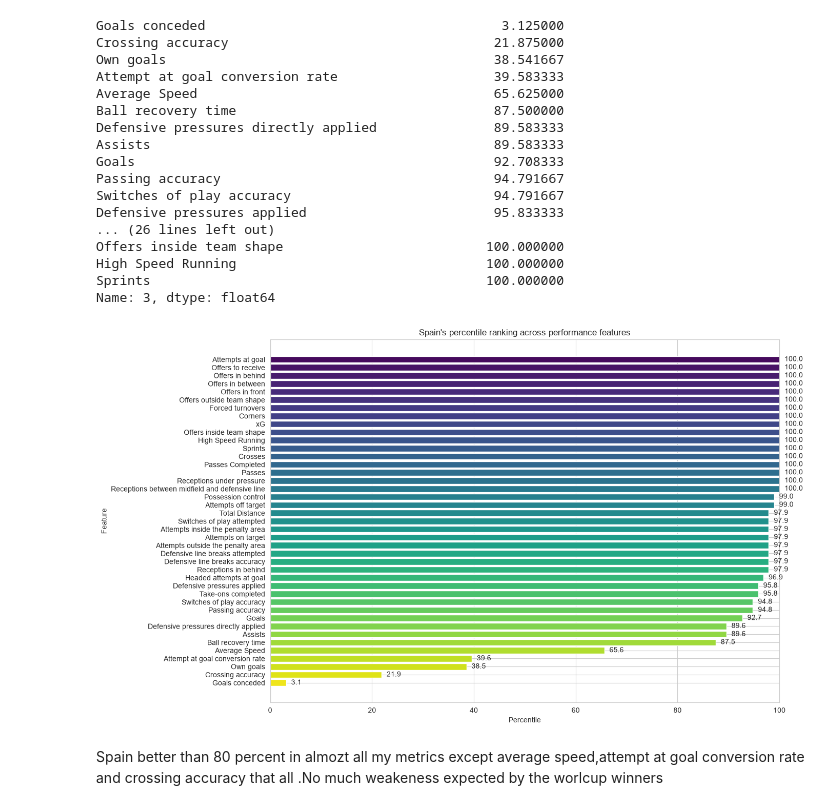
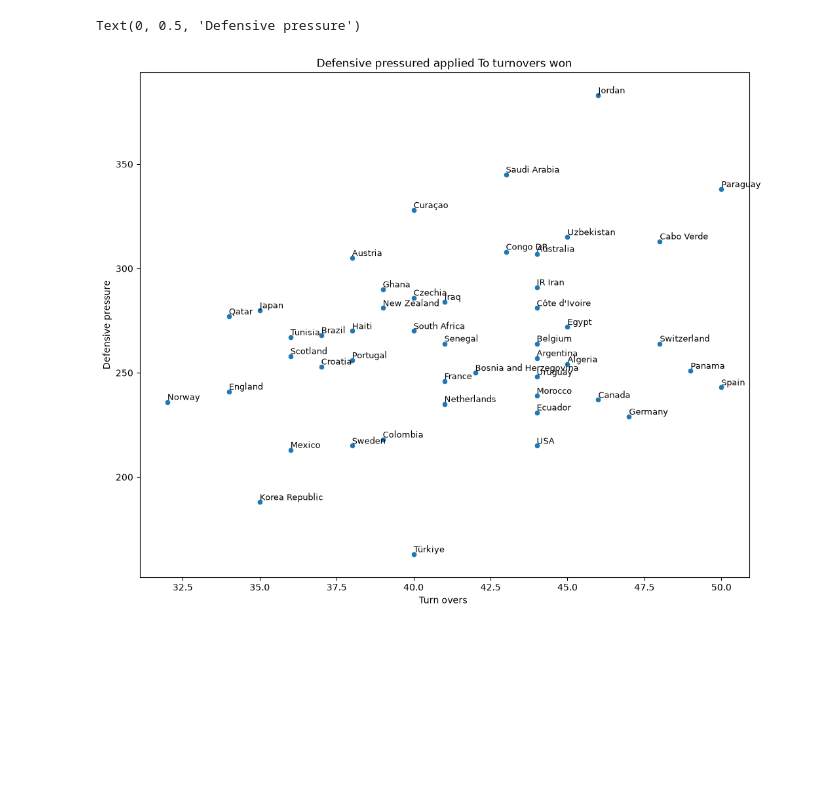
Before and after one commit to Aikrooz/worldcup_analysis, a Jupyter notebook: spainstrength.ipynb, the cells around one changed output. Drawn from its saved outputs; the diff is of its cells as text; code cells hidden in the pictures; blank space fills up the shorter version.

Commit message:
checked turned overs

```diff
--- a/spainstrength.ipynb
+++ b/spainstrength.ipynb
@@ -8,6 +8,7 @@ defensive_data = pd.read_csv("worldcup_2026_team_defensive_stats.csv").drop("Ran
 movement_data = pd.read_csv("worldcup_2026_team_offers_receptions_stats.csv").drop("Rank", axis=1)
 passing_data = pd.read_csv("worldcup_2026_team_passing_stats.csv").drop("Rank", axis=1)
 physical_data = pd.read_csv("worldcup_2026_team_physical_stats.csv").drop("Rank", axis=1)
+matches_data=pd.read_csv('worldcupd_marches_played.csv')
 # %%
 merged_data = (
     attacking_data
@@ -15,4 +16,5 @@ merged_data = (
     .merge(movement_data, on="Team")
     .merge(passing_data, on="Team")
     .merge(physical_data, on="Team")
+    .merge(matches_data,on='Team')
 )
@@ -51,46 +21,21 @@ percentiles=teams_percentiles_features.rank(pct=True)*100
-# %%
-percentiles.iloc[3].sort_values(ascending=True)
-# %% [output]
-Goals conceded                                      3.125000
-Crossing accuracy                                  21.875000
-Own goals                                          38.541667
-Attempt at goal conversion rate                    39.583333
-Average Speed                                      65.625000
-Ball recovery time                                 87.500000
-Defensive pressures directly applied               89.583333
-Assists                                            89.583333
-Goals                                              92.708333
-Passing accuracy                                   94.791667
-Switches of play accuracy                          94.791667
-Defensive pressures applied                        95.833333
-... (26 lines left out)
-Offers inside team shape                          100.000000
-High Speed Running                                100.000000
-Sprints                                           100.000000
-Name: 3, dtype: float64
-# %%
-sns.set_style("whitegrid")
-# use Spain's row (index 3) from the percentiles DataFrame and sort its feature percentiles
-ranked_percentiles = percentiles.loc[3].sort_values(ascending=False)
-
-plt.figure(figsize=(14, 8))
-bars = plt.barh(
-    ranked_percentiles.index,
-    ranked_percentiles.values,
-    color=sns.color_palette("viridis", len(ranked_percentiles))
-)
-plt.gca().invert_yaxis()
-plt.xlabel("Percentile")
-plt.ylabel("Feature")
-plt.title("Spain's percentile ranking across performance features")
-plt.xlim(0, 100)
-
-for bar, value in zip(bars, ranked_percentiles.values):
-    plt.text(value + 1, bar.get_y() + bar.get_height() / 2, f"{value:.1f}", va="center", ha="left")
-
-plt.tight_layout()
-plt.show()
-# %% [output]
-[figure, removed]
-# %% [markdown]
-Spain better than 80 percent in almozt all my metrics except average speed,attempt at goal conversion rate and crossing accuracy that all .No much weakeness expected by the worlcup winners
+# %%
+merged_data['turnovers per match']=round(merged_data['Forced turnovers']/merged_data['Matches Played'])
+merged_data['defensive pressured applied per match']=round(merged_data['Defensive pressures applied']/merged_data['Matches Played'])
+# %%
+plt.figure(figsize=(12,10))
+ax=sns.scatterplot(data=merged_data,x='turnovers per match',y='defensive pressured applied per match')
+for i in range(len(merged_data)):
+    ax.text(
+        merged_data['turnovers per match'][i],
+        merged_data['defensive pressured applied per match'][i],
+        merged_data['Team'][i],
+        fontsize=9,
+        ha='left',
+        va='bottom'
+    )
+plt.title("Defensive pressured applied To turnovers won")
+plt.xlabel('Turn overs ')
+plt.ylabel('Defensive pressure')
+# %% [output]
+Text(0, 0.5, 'Defensive pressure')
+[figure, added]
```
Also changed, not shown: parts of 6 cells of this notebook, 2 other files.
